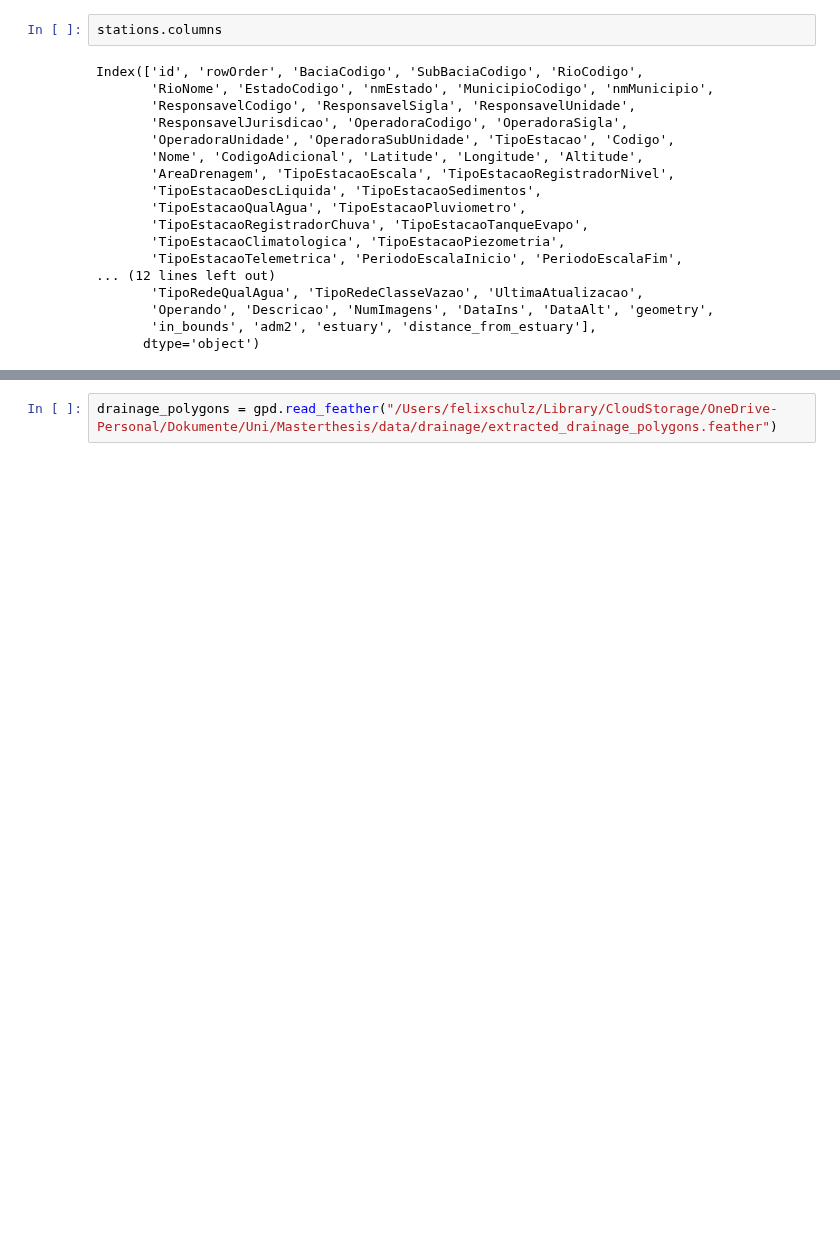
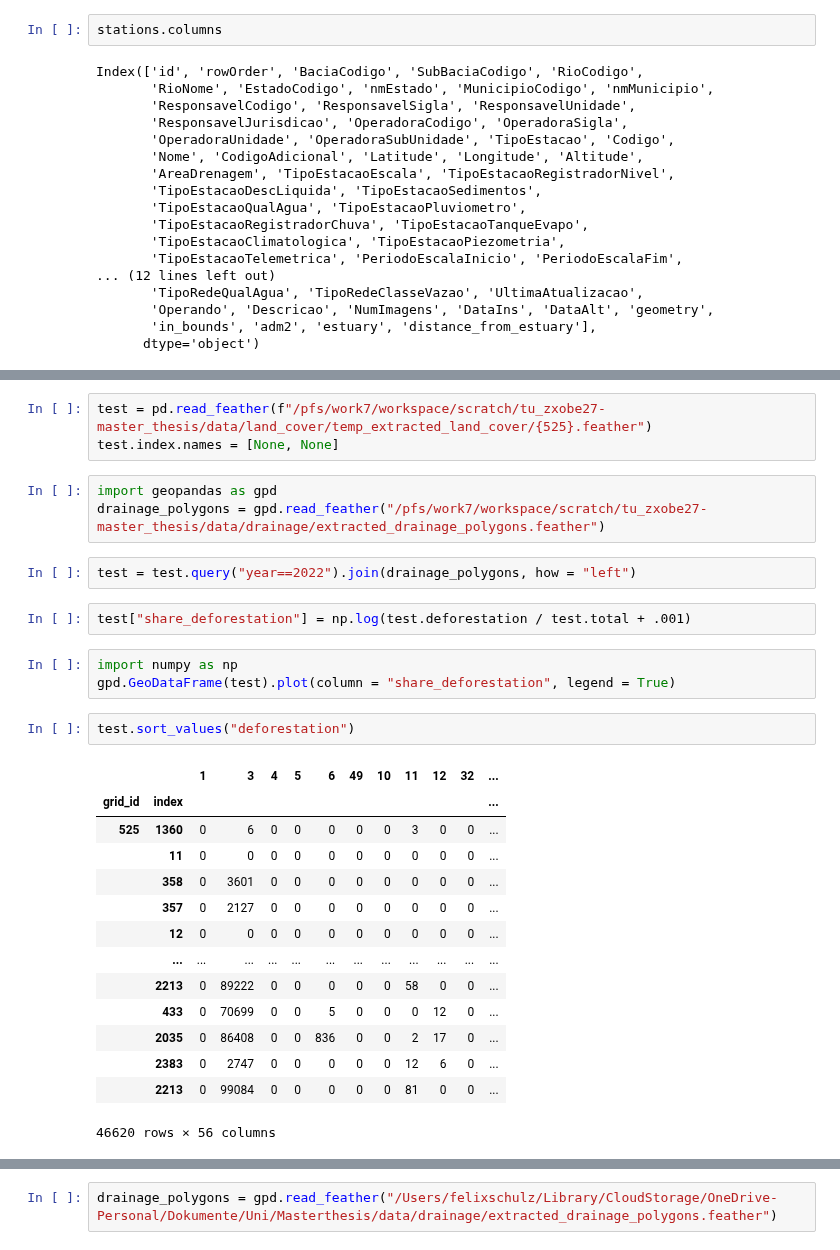
Before and after one commit to felixschulz385/Masterthesis, a Jupyter notebook: code/experiments/hydrology_stations.ipynb, the cells around one changed output, grey strips where cells are left out. Cells and saved outputs as stored; diff of their text form; blank space fills up the shorter version.

```diff
--- a/code/experiments/hydrology_stations.ipynb
+++ b/code/experiments/hydrology_stations.ipynb
@@ -530 +521,31 @@ pd.read_feather(f"/Users/felixschulz/Library/CloudStorage/OneDrive-Personal/Doku
+# %%
+test = pd.read_feather(f"/pfs/work7/workspace/scratch/tu_zxobe27-master_thesis/data/land_cover/temp_extracted_land_cover/{525}.feather")
+test.index.names = [None, None]
+# %%
+import geopandas as gpd
+drainage_polygons = gpd.read_feather("/pfs/work7/workspace/scratch/tu_zxobe27-master_thesis/data/drainage/extracted_drainage_polygons.feather")
+# %%
+test = test.query("year==2022").join(drainage_polygons, how = "left")
+# %%
+test["share_deforestation"] = np.log(test.deforestation / test.total + .001)
+# %%
+import numpy as np
+gpd.GeoDataFrame(test).plot(column = "share_deforestation", legend = True)
+# %%
+test.sort_values("deforestation")
+# %% [output]
+|  |  | 1 | 3 | 4 | 5 | 6 | 49 | 10 | 11 | 12 | 32 | ... |
+| grid_id | index |  |  |  |  |  |  |  |  |  |  | ... |
+| 525 | 1360 | 0 | 6 | 0 | 0 | 0 | 0 | 0 | 3 | 0 | 0 | ... |
+|  | 11 | 0 | 0 | 0 | 0 | 0 | 0 | 0 | 0 | 0 | 0 | ... |
+|  | 358 | 0 | 3601 | 0 | 0 | 0 | 0 | 0 | 0 | 0 | 0 | ... |
+|  | 357 | 0 | 2127 | 0 | 0 | 0 | 0 | 0 | 0 | 0 | 0 | ... |
+|  | 12 | 0 | 0 | 0 | 0 | 0 | 0 | 0 | 0 | 0 | 0 | ... |
+|  | ... | ... | ... | ... | ... | ... | ... | ... | ... | ... | ... | ... |
+|  | 2213 | 0 | 89222 | 0 | 0 | 0 | 0 | 0 | 58 | 0 | 0 | ... |
+|  | 433 | 0 | 70699 | 0 | 0 | 5 | 0 | 0 | 0 | 12 | 0 | ... |
+|  | 2035 | 0 | 86408 | 0 | 0 | 836 | 0 | 0 | 2 | 17 | 0 | ... |
+|  | 2383 | 0 | 2747 | 0 | 0 | 0 | 0 | 0 | 12 | 6 | 0 | ... |
+|  | 2213 | 0 | 99084 | 0 | 0 | 0 | 0 | 0 | 81 | 0 | 0 | ... |
+46620 rows × 56 columns
 # %%
```
Also changed, not shown: parts of 77 cells of this notebook, 11 other files.
